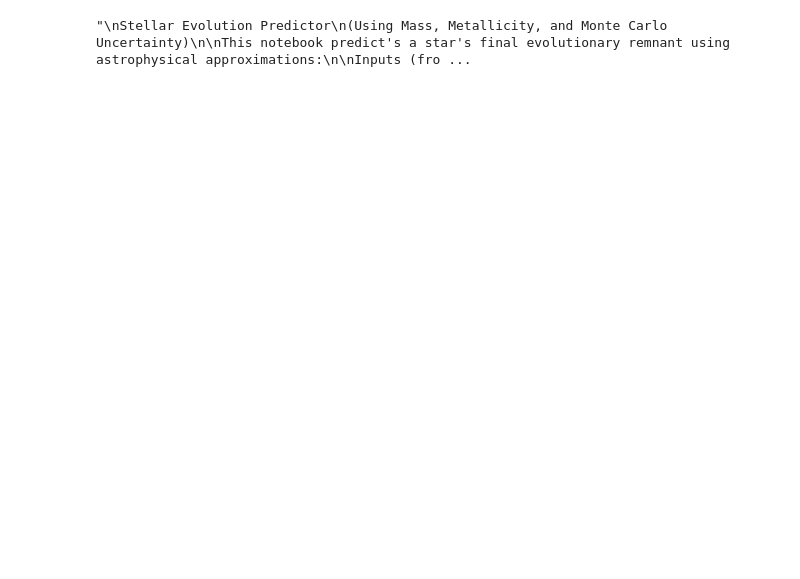
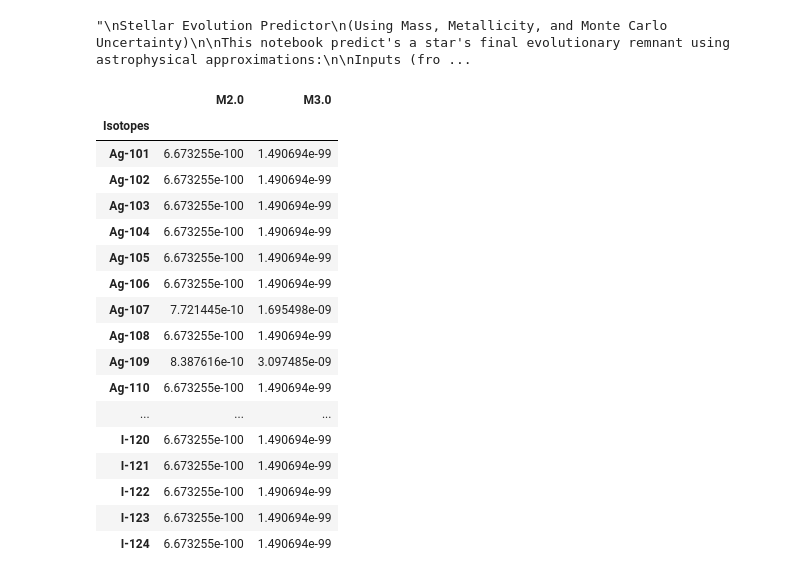
Before and after one commit to s4rayu/final_project, a Jupyter notebook: stellarevol.ipynb, the cells around one changed output. Cells and saved outputs as stored; diff of their text form; code cells hidden in the pictures; blank space fills up the shorter version.

Commit message:
yield table parser fix

```diff
--- a/stellarevol.ipynb
+++ b/stellarevol.ipynb
@@ -29,0 +90,60 @@ import glob
+# %%
+# LOOP TO PARSE ALL FILES
+
+def make_yield_grid(folder):
+    dfs, masses = [], []
+
+    for fname in os.listdir(folder):
+        if not fname.endswith(".txt"):
+            continue
+        path = os.path.join(folder, fname)
+
+        mass, df = parse_yield_file(path)
+        colname = f"M{mass}"
+
+        df = df.rename(columns={"Yields" : colname})
+
+        dfs.append(df)
+        masses.append(mass)
+
+    combined_df = dfs[0]
+    for df in dfs[1:]:
+        combined_df = combined_df.merge(df, on="Isotopes", how="outer")
+
+    combined_df = combined_df.set_index("Isotopes")
+
+    col_order = sorted(combined_df.columns, key=lambda x: float(x[1:]))
+    combined_df = combined_df[col_order]
+
+    return combined_df
+# %%
+df_Z00001 = make_yield_grid("/Users/sarayu/python_decal_fa25/final_project/yield_data/Z00001")
+df_Z00002 = make_yield_grid("/Users/sarayu/python_decal_fa25/final_project/yield_data/Z00002")
+df_Z0001 = make_yield_grid("/Users/sarayu/python_decal_fa25/final_project/yield_data/Z0001")
+df_Z0006 = make_yield_grid("/Users/sarayu/python_decal_fa25/final_project/yield_data/Z0006")
+df_Z001 = make_yield_grid("/Users/sarayu/python_decal_fa25/final_project/yield_data/Z001")
+df_Z002 = make_yield_grid("/Users/sarayu/python_decal_fa25/final_project/yield_data/Z002")
+df_Z003 = make_yield_grid("/Users/sarayu/python_decal_fa25/final_project/yield_data/Z003")
+
+# df_Z0001, df_Z00002, df_Z0001, df_Z0006, df_Z001, df_Z002, df_Z003
+
+# df_Z003
+# %% [output]
+|  | M2.0 | M3.0 |
+| Isotopes |  |  |
+| Ag-101 | 6.673255e-100 | 1.490694e-99 |
+| Ag-102 | 6.673255e-100 | 1.490694e-99 |
+| Ag-103 | 6.673255e-100 | 1.490694e-99 |
+| Ag-104 | 6.673255e-100 | 1.490694e-99 |
+| Ag-105 | 6.673255e-100 | 1.490694e-99 |
+| Ag-106 | 6.673255e-100 | 1.490694e-99 |
+| Ag-107 | 7.721445e-10 | 1.695498e-09 |
+| Ag-108 | 6.673255e-100 | 1.490694e-99 |
+| Ag-109 | 8.387616e-10 | 3.097485e-09 |
+| Ag-110 | 6.673255e-100 | 1.490694e-99 |
+| ... | ... | ... |
+| I-120 | 6.673255e-100 | 1.490694e-99 |
+| I-121 | 6.673255e-100 | 1.490694e-99 |
+| I-122 | 6.673255e-100 | 1.490694e-99 |
+| I-123 | 6.673255e-100 | 1.490694e-99 |
+| I-124 | 6.673255e-100 | 1.490694e-99 |
```
Also changed, not shown: parts of 5 cells of this notebook.
